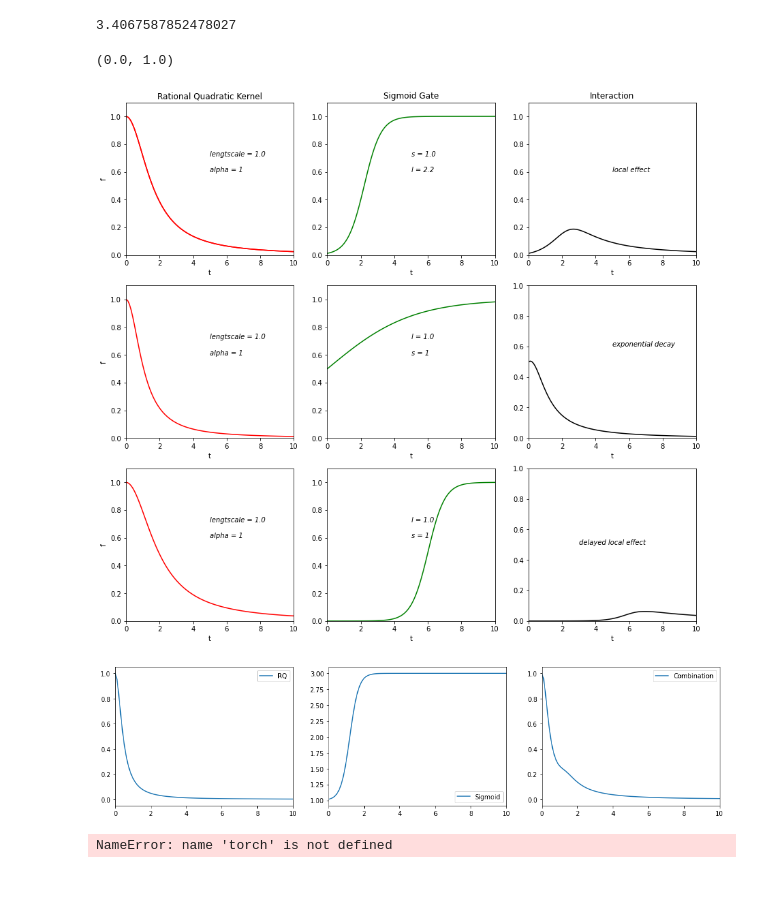
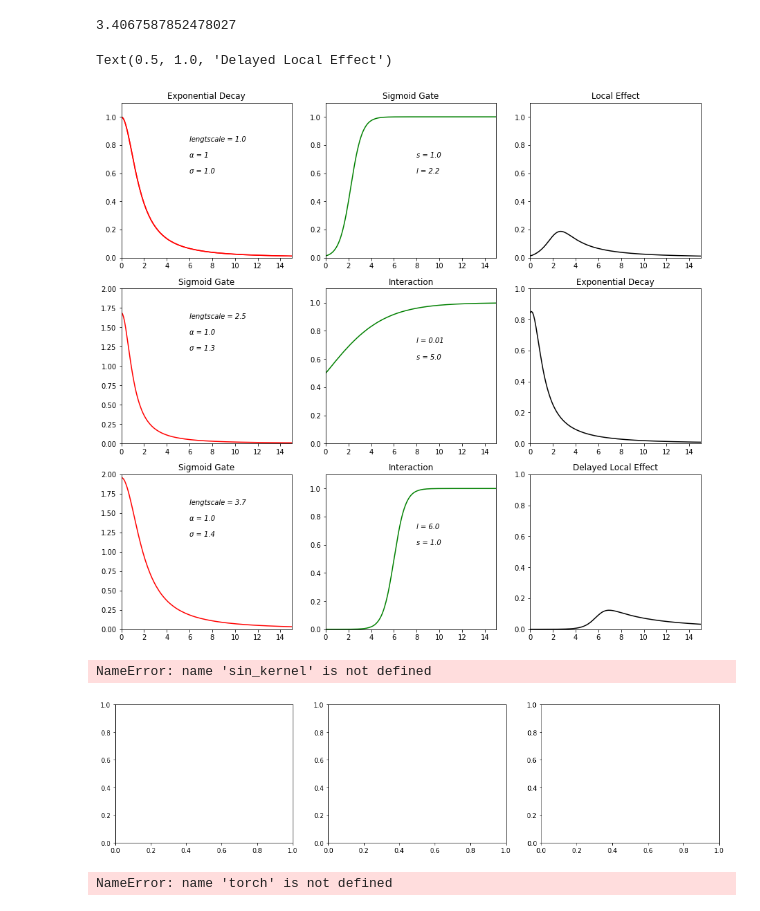
Before and after one commit to yamacisik/gated_kernel_tpp, a Jupyter notebook: Compare Triggering Kernels.ipynb, the cells around one changed output. Cells and saved outputs as stored; diff of their text form; code cells hidden in the pictures; blank space fills up the shorter version.

```diff
--- a/Compare Triggering Kernels.ipynb
+++ b/Compare Triggering Kernels.ipynb
@@ -359,60 +359,70 @@ val_s = sigmoid((t),l =2.2,s= 1.0,norm =1,b=2.0,m=1)
 values = val_s*val
 
 axes[0].plot(t,val,label='RQ',c = 'red')
-axes[0].set_ylabel('f')
-axes[0].text(5,0.6,'lengtscale = 1.0\n\nalpha = 1',style='italic')
+axes[0].text(6,0.6,'lengtscale = 1.0\n\n\u03B1 = 1\n\n\u03C3 = 1.0',style='italic')
 axes[0].set_title('Rational Quadratic Kernel')
 axes[1].plot(t,val_s,label='Sigmoid',c='green')
 axes[0].plot(t,val,label='RQ',c = 'red')
 # axes[1].set_ylabel('gate')
 
+axes[0].set_title('Exponential Decay')
 axes[1].set_title('Sigmoid Gate')
-axes[2].set_title('Interaction')
-axes[1].text(5,0.6,'s = 1.0\n\nl = 2.2',style='italic')
+axes[2].set_title('Local Effect')
+
+axes[1].text(8,0.6,'s = 1.0\n\nl = 2.2',style='italic')
 axes[2].plot(t,values,label='Interaction',c = 'black')
+
 # axes[2].set_ylabel('interaction')
 # axes[2].set_ylim(0, 1)""
 for ax in axes:
-    ax.set_xlim(0, 10)
+    ax.set_xlim(0, 15)
     ax.set_ylim(0, 1.1)
-    ax.set_xlabel('t')
+#     ax.set_xlabel('t')
 
 
-val = rational_quadratic_kernel(t,sigma= 1, lengthscale = 1.1, alpha = 1)
+val = rational_quadratic_kernel(t,sigma= 1.3, lengthscale = 1.1, alpha = 1)
 val_s = sigmoid((t),l =0.01,s= 5.0,norm =1,b=2.0,m=1)
 values = val_s*val
 
 axes[3].plot(t,val,label='RQ',c = 'red')
-axes[3].set_ylabel('f')
-axes[3].text(5,0.6,'lengtscale = 1.0\n\nalpha = 1',style='italic')
+axes[3].text(6,1.2,'lengtscale = 2.5\n\n\u03B1 = 1.0\n\n\u03C3 = 1.3',style='italic')
 axes[4].plot(t,val_s,label='Sigmoid',c='green')
 # axes[4].set_ylabel('gate')
 
-axes[4].text(5,0.6,'l = 1.0\n\ns = 1',style='italic')
+axes[4].text(8,0.6,'l = 0.01\n\ns = 5.0',style='italic')
 axes[5].plot(t,values,label='Interaction',c = 'black')
 
 # axes[5].set_ylabel('interaction')
 axes[5].set_ylim(0, 1)
+axes[3].set_ylim(0, 2)
+
+axes[3].set_title('Sigmoid Gate')
+axes[4].set_title('Interaction')
+axes[5].set_title('Exponential Decay')
 
 
-val = rational_quadratic_kernel(t,sigma= 1.0, lengthscale = 3.7, alpha = 0.99)
+val = rational_quadratic_kernel(t,sigma= 1.4, lengthscale = 3.7, alpha = 0.99)
 val_s = sigmoid((t),l =6.01,s= 1.0,norm =1,b=2.0,m=1)
 values = val_s*val
 
 axes[6].plot(t,val,label='RQ',c = 'red')
-axes[6].set_ylabel('f')
-axes[6].text(5,0.6,'lengtscale = 1.0\n\nalpha = 1',style='italic')
+axes[6].text(6,1.2,'lengtscale = 3.7\n\n\u03B1 = 1.0\n\n\u03C3 = 1.4',style='italic')
 axes[7].plot(t,val_s,label='Sigmoid',c='green')
 # axes[7].set_ylabel('gate')
 
-axes[7].text(5,0.6,'l = 1.0\n\ns = 1',style='italic')
+axes[7].text(8,0.6,'l = 6.0\n\ns = 1.0',style='italic')
 axes[8].plot(t,values,label='Interaction',c = 'black')
 
 # axes[8].set_ylabel('interaction')
 axes[8].set_ylim(0, 1)
+axes[6].set_ylim(0, 2)
+
+axes[6].set_title('Sigmoid Gate')
+axes[7].set_title('Interaction')
+axes[8].set_title('Delayed Local Effect')
 # %% [output]
-(0.0, 1.0)
+Text(0.5, 1.0, 'Delayed Local Effect')
-[figure, old version]
+[figure, new version]
 # %%
 t =torch.arange(0,200,0.1)+0.000001
 val = rational_quadratic_kernel(t,sigma= 1.0, lengthscale = 0.2, alpha = 1)
@@ -438,7 +448,8 @@ for ax in axes:
     ax.set_xlim(0, 10)
     ax.legend()
 # %% [output]
+NameError: name 'sin_kernel' is not defined
-[figure, old version]
+[figure, new version]
 # %%
 t =torch.arange(0,200,0.1)+0.000001
 val = rational_quadratic_kernel(t,sigma= 1.0, lengthscale = 1.0, alpha = 1)
```
Also changed, not shown: 1 other file.
